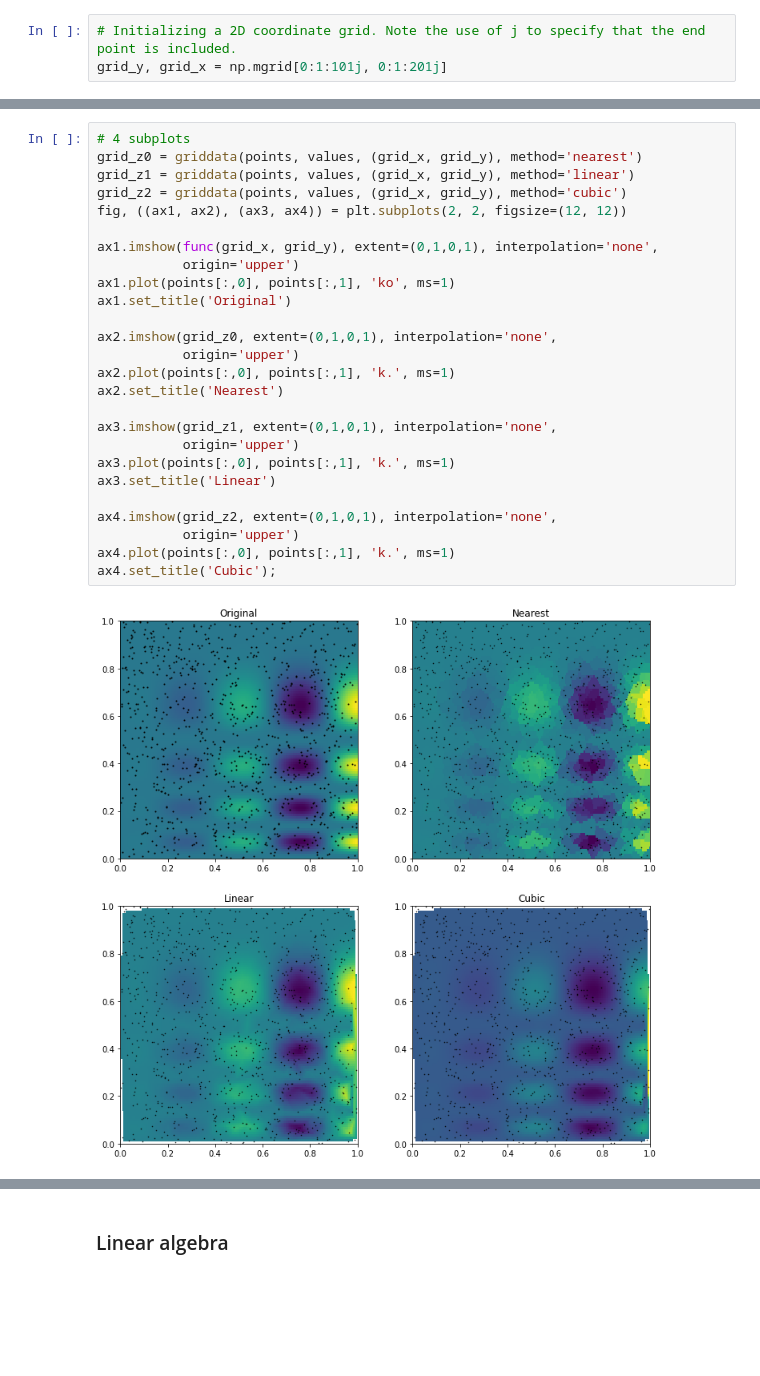
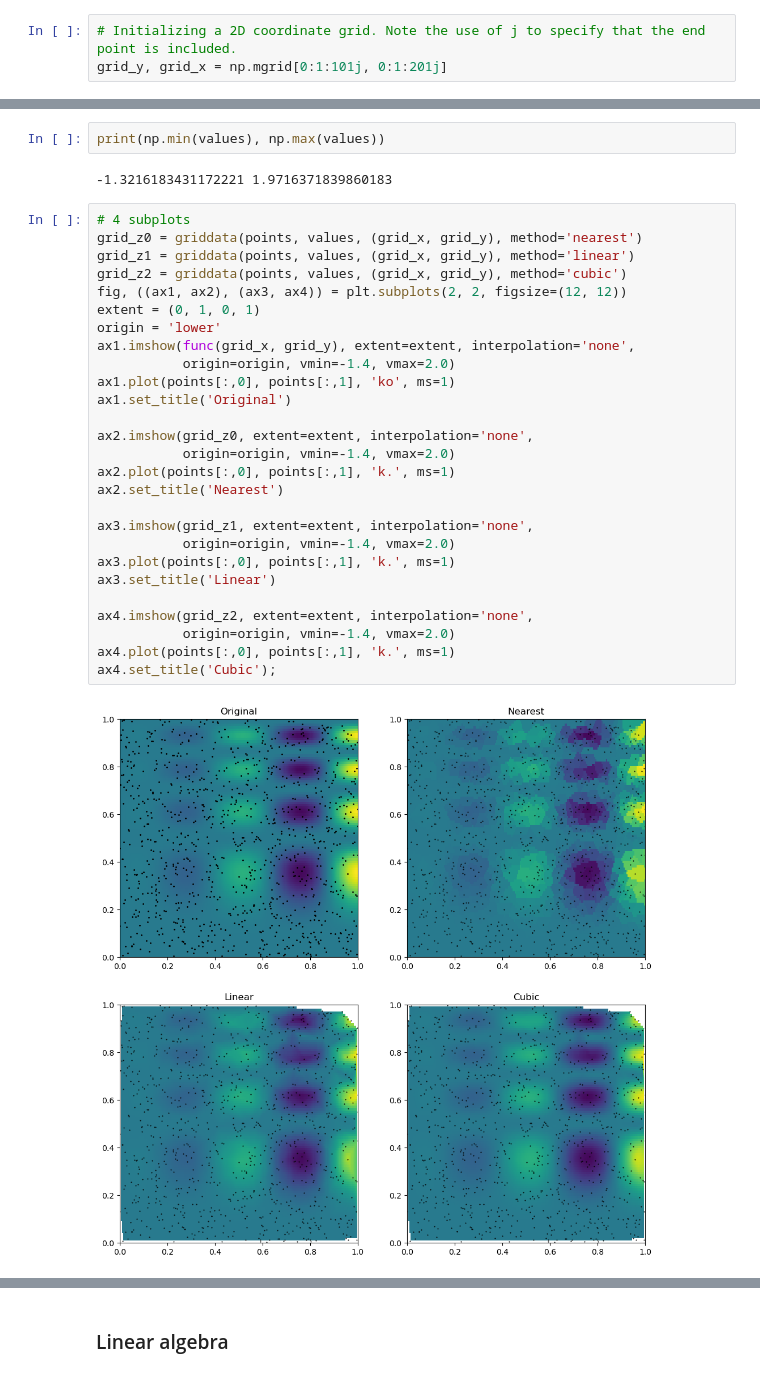
Before and after one commit to Morisset/Python-lectures-Notebooks, a Jupyter notebook: Notebooks/intro_Scipy.ipynb, the cells around one changed output, grey strips where cells are left out. Drawn from its saved outputs; the diff is of its cells as text; blank space fills up the shorter version.

```diff
--- a/Notebooks/intro_Scipy.ipynb
+++ b/Notebooks/intro_Scipy.ipynb
@@ -316,31 +319,36 @@ print(np.min(points), np.max(points))
+# %%
+print(np.min(values), np.max(values))
+# %% [output]
+-1.3216183431172221 1.9716371839860183
 # %%
 # 4 subplots
 grid_z0 = griddata(points, values, (grid_x, grid_y), method='nearest')
 grid_z1 = griddata(points, values, (grid_x, grid_y), method='linear')
 grid_z2 = griddata(points, values, (grid_x, grid_y), method='cubic')
 fig, ((ax1, ax2), (ax3, ax4)) = plt.subplots(2, 2, figsize=(12, 12))
-
-ax1.imshow(func(grid_x, grid_y), extent=(0,1,0,1), interpolation='none',
-           origin='upper')
+extent = (0, 1, 0, 1)
+origin = 'lower'
+ax1.imshow(func(grid_x, grid_y), extent=extent, interpolation='none',
+           origin=origin, vmin=-1.4, vmax=2.0)
 ax1.plot(points[:,0], points[:,1], 'ko', ms=1)
 ax1.set_title('Original')
 
-ax2.imshow(grid_z0, extent=(0,1,0,1), interpolation='none',
-           origin='upper')
+ax2.imshow(grid_z0, extent=extent, interpolation='none',
+           origin=origin, vmin=-1.4, vmax=2.0)
 ax2.plot(points[:,0], points[:,1], 'k.', ms=1)
 ax2.set_title('Nearest')
 
-ax3.imshow(grid_z1, extent=(0,1,0,1), interpolation='none',
-           origin='upper')
+ax3.imshow(grid_z1, extent=extent, interpolation='none',
+           origin=origin, vmin=-1.4, vmax=2.0)
 ax3.plot(points[:,0], points[:,1], 'k.', ms=1)
 ax3.set_title('Linear')
 
-ax4.imshow(grid_z2, extent=(0,1,0,1), interpolation='none',
-           origin='upper')
+ax4.imshow(grid_z2, extent=extent, interpolation='none',
+           origin=origin, vmin=-1.4, vmax=2.0)
 ax4.plot(points[:,0], points[:,1], 'k.', ms=1)
 ax4.set_title('Cubic');
 # %% [output]
-[figure, old version]
+[figure, new version]
 # %%
 print(grid_z0[10,10], grid_z1[10,10], grid_z2[10,10])
 # %% [output]
```
Also changed, not shown: parts of 32 cells of this notebook.
